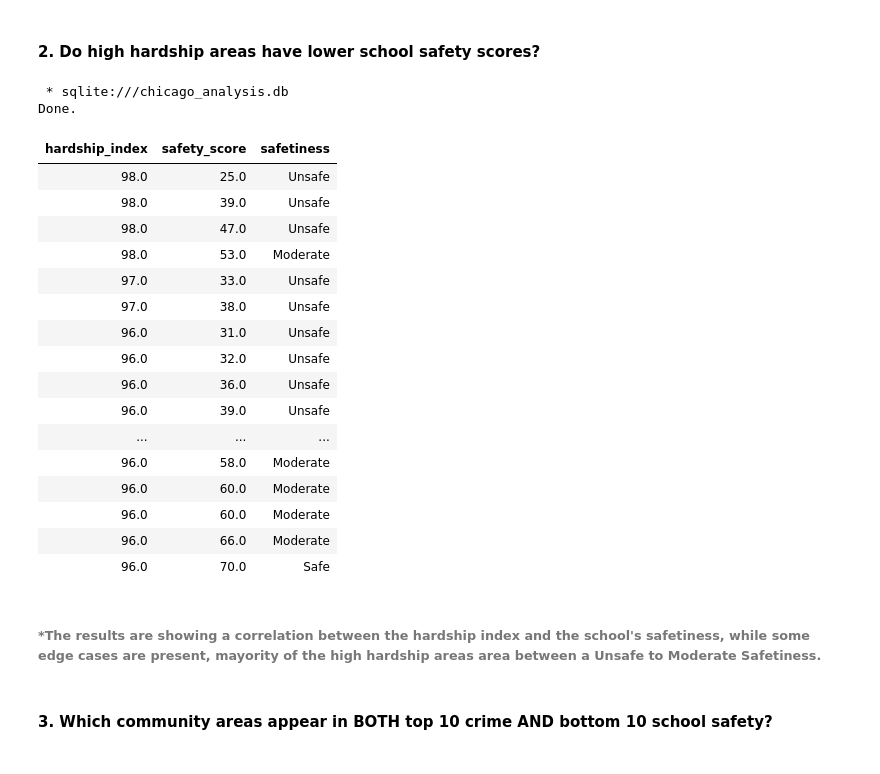
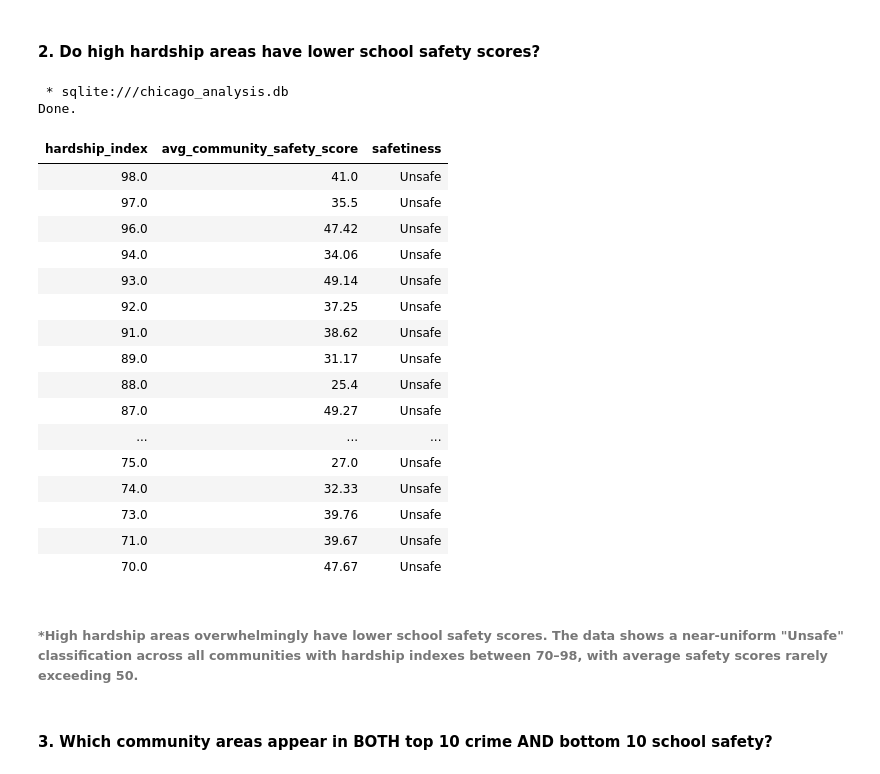
Before and after one commit to laufjimdev/Data-Engineering-Projects, a Jupyter notebook: 04sql-chicago-city-analysis-project/notebooks/02_sql_analysis.ipynb, the cells around one changed output. Drawn from its saved outputs; the diff is of its cells as text; code cells hidden in the pictures.

```diff
--- a/04sql-chicago-city-analysis-project/notebooks/02_sql_analysis.ipynb
+++ b/04sql-chicago-city-analysis-project/notebooks/02_sql_analysis.ipynb
@@ -330,42 +357,43 @@ Done.
 # %%
 %%sql
 SELECT
     cd.hardship_index,
-    sd.safety_score,
+    ROUND(AVG(sd.safety_score), 2) AS avg_community_safety_score,
     CASE
-        WHEN sd.safety_score >= 70 THEN 'Safe'
-        WHEN sd.safety_score >= 50 THEN 'Moderate'
+        WHEN AVG(sd.safety_score) >= 70 THEN 'Safe'
+        WHEN AVG(sd.safety_score) >= 50 THEN 'Moderate'
         ELSE 'Unsafe'
     END AS safetiness
 FROM CENSUS_DATA cd
 JOIN SCHOOLS_DATA sd
 ON CAST(cd.ca AS INT) = sd.community_area_number
 WHERE cd.hardship_index IS NOT NULL
 AND sd.safety_score IS NOT NULL
+AND cd.hardship_index >= 70
+GROUP BY sd.community_area_number
 ORDER BY cd.hardship_index DESC
-LIMIT 25
 # %% [output]
  * sqlite:///chicago_analysis.db
 Done.
-| hardship_index | safety_score | safetiness |
-| 98.0 | 25.0 | Unsafe |
-| 98.0 | 39.0 | Unsafe |
-| 98.0 | 47.0 | Unsafe |
-| 98.0 | 53.0 | Moderate |
-| 97.0 | 33.0 | Unsafe |
-| 97.0 | 38.0 | Unsafe |
-| 96.0 | 31.0 | Unsafe |
-| 96.0 | 32.0 | Unsafe |
-| 96.0 | 36.0 | Unsafe |
-| 96.0 | 39.0 | Unsafe |
+| hardship_index | avg_community_safety_score | safetiness |
+| 98.0 | 41.0 | Unsafe |
+| 97.0 | 35.5 | Unsafe |
+| 96.0 | 47.42 | Unsafe |
+| 94.0 | 34.06 | Unsafe |
+| 93.0 | 49.14 | Unsafe |
+| 92.0 | 37.25 | Unsafe |
+| 91.0 | 38.62 | Unsafe |
+| 89.0 | 31.17 | Unsafe |
+| 88.0 | 25.4 | Unsafe |
+| 87.0 | 49.27 | Unsafe |
 | ... | ... | ... |
-| 96.0 | 58.0 | Moderate |
-| 96.0 | 60.0 | Moderate |
-| 96.0 | 60.0 | Moderate |
-| 96.0 | 66.0 | Moderate |
-| 96.0 | 70.0 | Safe |
+| 75.0 | 27.0 | Unsafe |
+| 74.0 | 32.33 | Unsafe |
+| 73.0 | 39.76 | Unsafe |
+| 71.0 | 39.67 | Unsafe |
+| 70.0 | 47.67 | Unsafe |
 # %% [markdown]
-###### *The results are showing a correlation between the hardship index and the school's safetiness, while some edge cases are present, mayority of the high hardship areas area between a Unsafe to Moderate Safetiness.
+###### *High hardship areas overwhelmingly have lower school safety scores. The data shows a near-uniform "Unsafe" classification across all communities with hardship indexes between 70–98, with average safety scores rarely exceeding 50.
 # %% [markdown]
 #### 3. Which community areas appear in BOTH top 10 crime AND bottom 10 school safety?
 # %%
```
Also changed, not shown: parts of 8 cells of this notebook.
